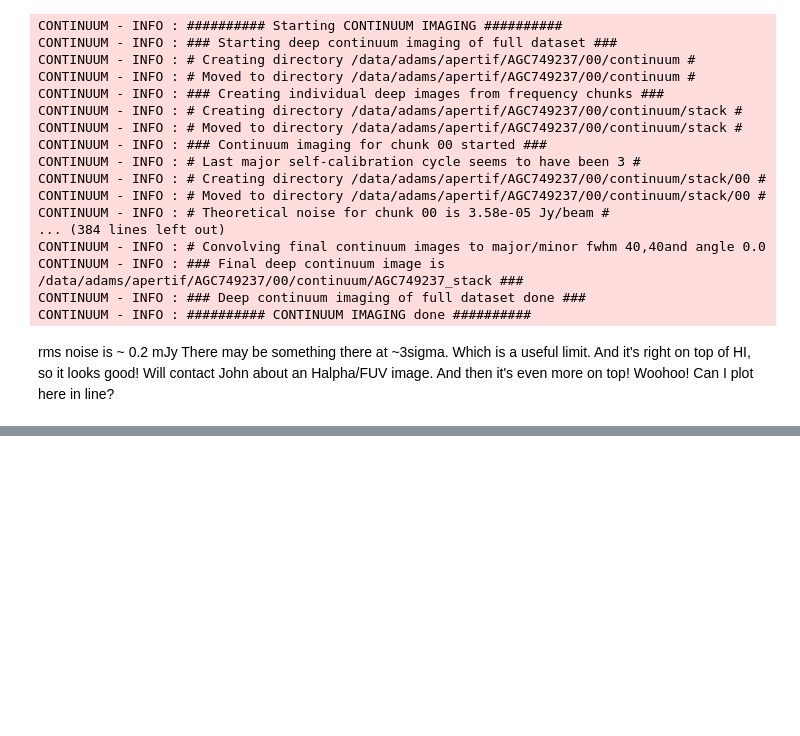
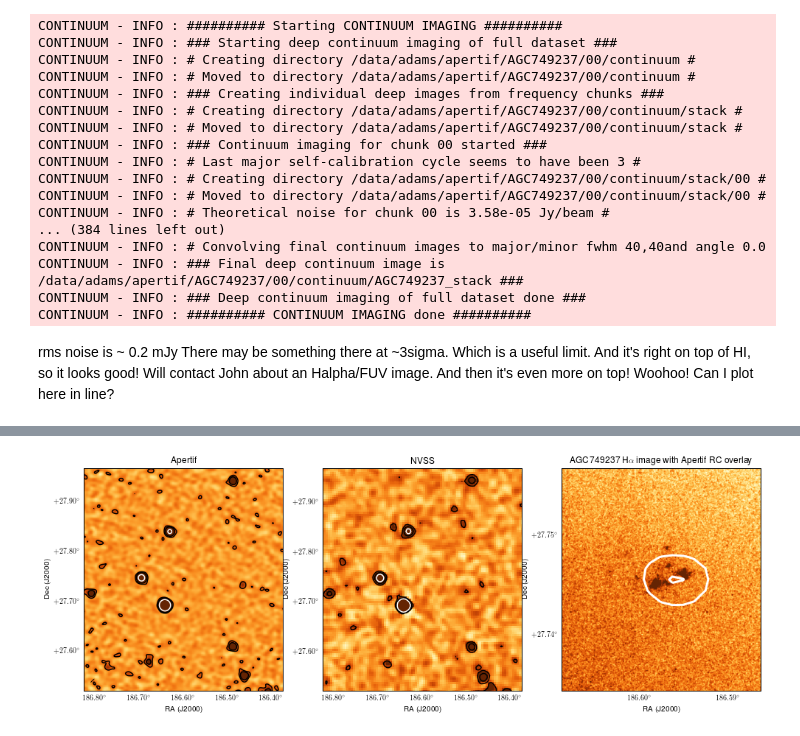
Before and after one commit to eakadams/apertif, a Jupyter notebook: DATA/AGC749237.ipynb, the cells around one changed output, grey strips where cells are left out. Drawn from its saved outputs; the diff is of its cells as text; code cells hidden in the pictures; blank space fills up the shorter version.

```diff
--- a/DATA/AGC749237.ipynb
+++ b/DATA/AGC749237.ipynb
@@ -271,0 +476,72 @@ import aplpy
+# %%
+ra = 186.5975
+dec = 27.7456
+
+rcimage = '/data/adams/apertif/AGC749237/AGC749237_RC.fits'
+halpha = '/data/adams/apertif/AGC749237/AGC749237_HA.reg.fits'
+nvss = '/data/adams/apertif/AGC749237/AGC749237_NVSS.fits'
+
+rc_contours = np.array([3,10]) * 0.2e-3 #0.2 mJy is noise
+
+nvss_contours = np.array([3,10]) * 0.4e-3 #Rms in NVSS images is ~2x
+
+contours = [0.01]  #start at 50 mJy and play with contours by hand
+
+fig=plt.figure(figsize=(15,6))
+
+f1=aplpy.FITSFigure(rcimage,figure=fig,aspect='equal',subplot=[0.1,0.15,0.25,0.7])
+f1.recenter(ra,dec, radius=0.2)
+f1.show_colorscale(cmap=plt.get_cmap(cm_linear),vmax=2e-3,vmin=-2e-3)
+f1.show_contour(rcimage,levels=rc_contours,colors='black')
+f1.show_contour(rcimage,levels=contours,colors='white')
+#f1.show_contour(cleanmask,levels=[0.5,],colors='gray',linewidth=3)
+f1.add_beam()
+f1.beam.hide()
+f1.beam.set_edgecolor('black')
+f1.beam.set_facecolor('none')
+f1.beam.show(facecolor='none')
+f1.beam.set_hatch('///')
+f1.tick_labels.set_yformat('ddd.dd')
+f1.tick_labels.set_xformat('ddd.dd')
+f1.set_title('Apertif')
+#f1.add_colorbar()
+#f1.colorbar.show()
+#f1.colorbar.set_axis_label_text(r'Jy')
+#f1.colorbar.set_axis_label_font(size=18, weight='bold')
+
+
+f2=aplpy.FITSFigure(nvss,figure=fig,aspect='equal',subplot=[0.4,0.15,0.25,0.7])
+f2.recenter(ra,dec, radius=0.2)
+f2.show_colorscale(cmap=plt.get_cmap(cm_linear),vmax=2e-3,vmin=-2e-3)
+f2.show_contour(nvss,levels=nvss_contours,colors='black')
+f2.show_contour(nvss,levels=contours,colors='white')
+#f1.show_contour(cleanmask,levels=[0.5,],colors='gray',linewidth=3)
+#f2.add_beam()
+#f2.beam.hide()
+#f2.beam.set_edgecolor('black')
+#f2.beam.set_facecolor('none')
+#f2.beam.show(facecolor='none')
+#f2.beam.set_hatch('///')
+f2.tick_labels.set_yformat('ddd.dd')
+f2.tick_labels.set_xformat('ddd.dd')
+f2.set_title('NVSS')
+
+rc_contours = np.array([3,5,10,20]) * 0.2e-3 #0.2 mJy is noise
+
+rc_contours = [0.0006,0.00075]
+
+
+
+f3=aplpy.FITSFigure(halpha,figure=fig,aspect='equal',subplot=[0.7,0.15,0.25,0.7])
+f3.recenter(ra,dec, radius=0.01)
+f3.show_colorscale(cmap=plt.get_cmap(cm_linear))
+f3.show_contour(rcimage,levels=rc_contours,colors='white',linewidths=3)
+f3.set_title(r'AGC\,749237 H$\alpha$ image with Apertif RC overlay')
+#f3.axis_labels.set_font(size=20)
+#f3.tick_labels.set_font(size=18)
+f3.tick_labels.set_yformat('ddd.dd')
+f3.tick_labels.set_xformat('ddd.dd')
+
+
+plt.savefig('agc749237.png')
+# %% [output]
@@ -271,0 +557 @@ import aplpy
+[figure, added]
```
Also changed, not shown: parts of 10 cells of this notebook.
